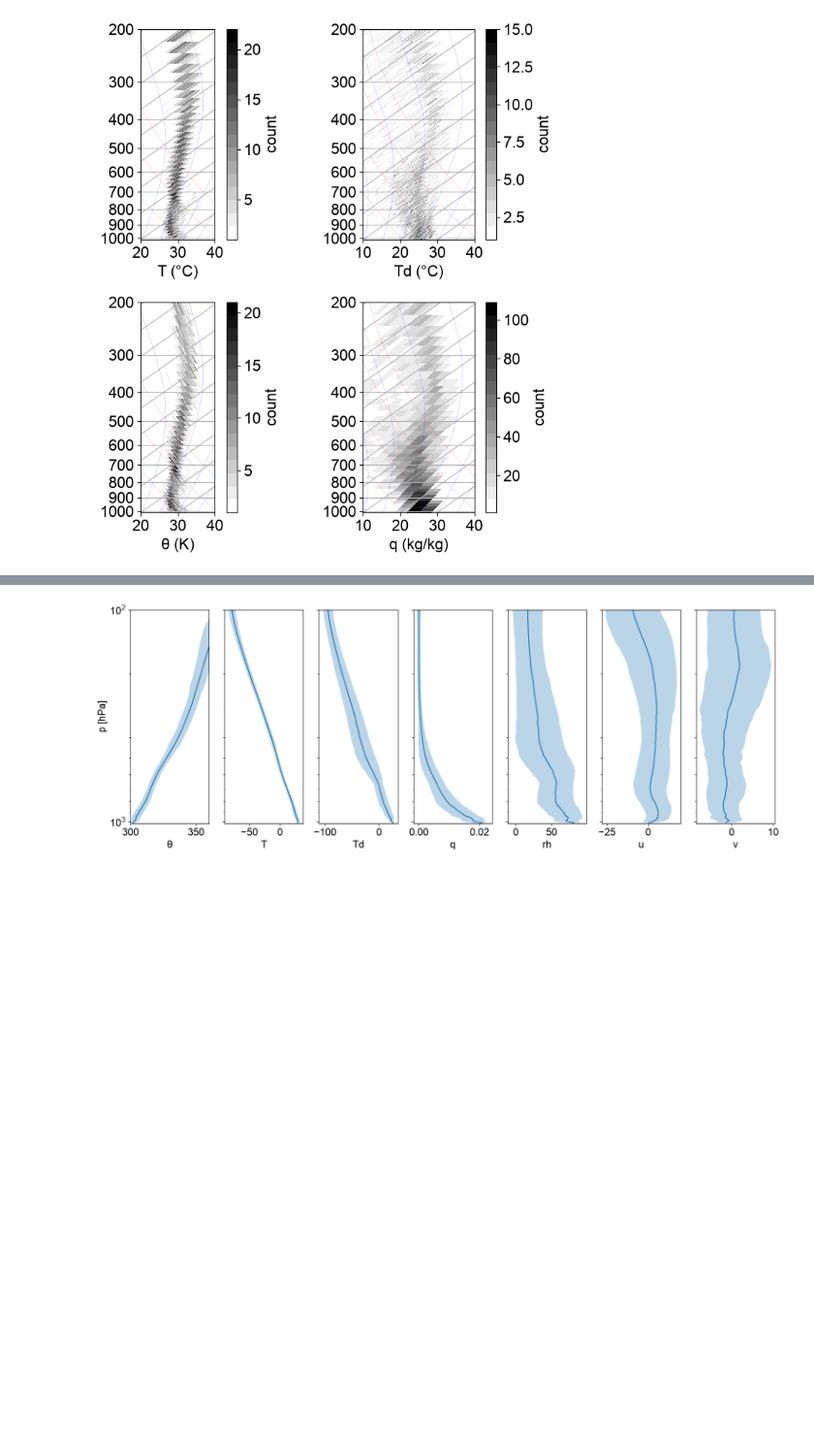
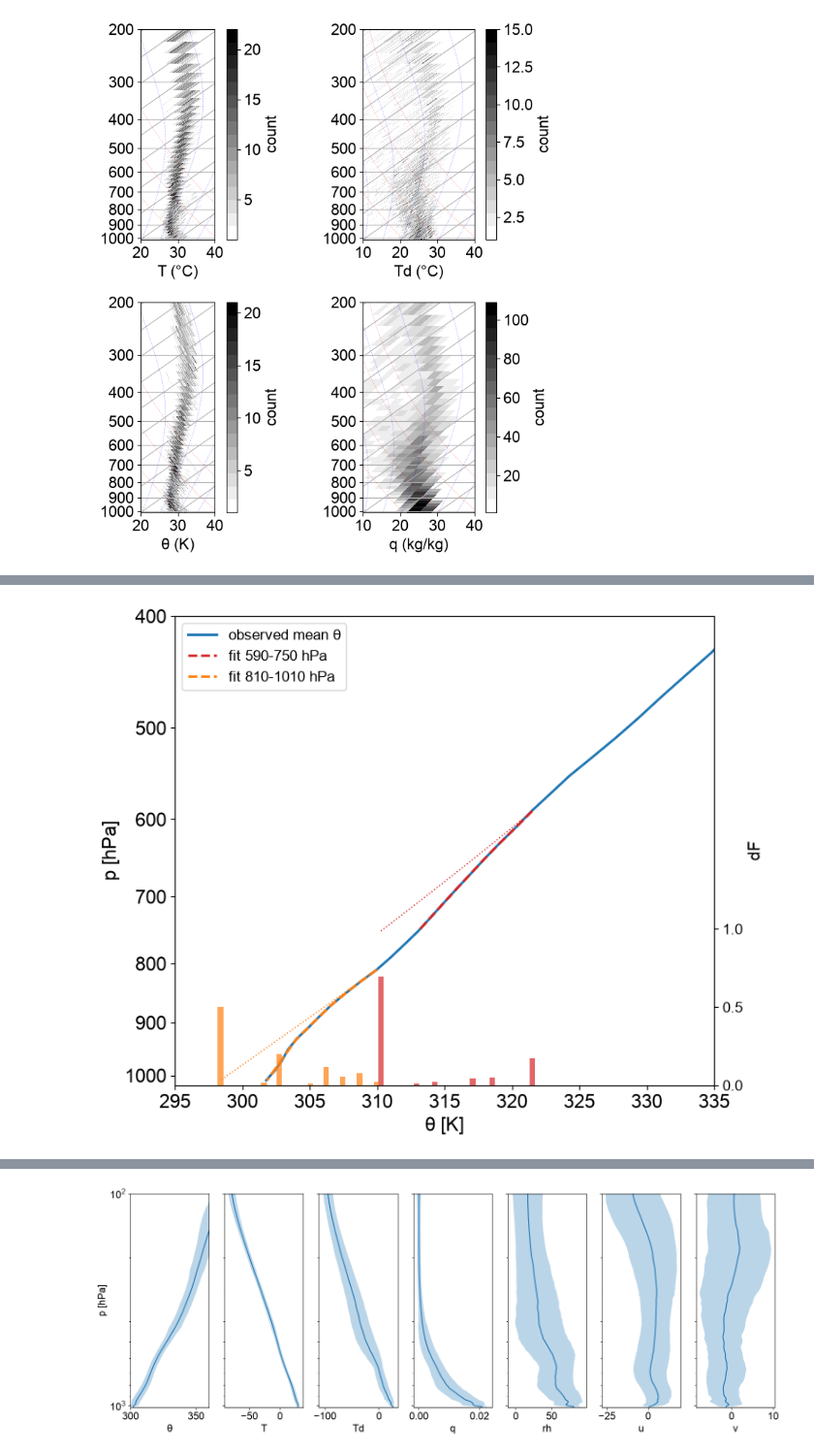
Before and after one commit to deszoeke/ASTRAL-soundings, a Jupyter notebook: src/mean_sonde.ipynb, the cells around one changed output, grey strips where cells are left out. Shown at 97% size. Drawn from its saved outputs; the diff is of its cells as text; code cells hidden in the pictures; blank space fills up the shorter version.

```diff
--- a/src/mean_sonde.ipynb
+++ b/src/mean_sonde.ipynb
@@ -162,0 +289,73 @@ gcf()
+# %%
+"nonnegative least squares min |Ax - b|, x ≥ 0 (Lawson & Hanson active set)"
+function nnls(A, b; tol=1e-10)
+    n = size(A, 2); x = zeros(n); P = falses(n)
+    w = A' * (b - A * x)
+    while any(.!P .& (w .> tol))
+        P[argmax(ifelse.(P, -Inf, w))] = true
+        while true
+            z = zeros(n); z[P] = A[:, P] \ b
+            all(z[P] .> 0) && (x = z; break)
+            Q = P .& (z .<= 0)
+            x .+= minimum(x[Q] ./ (x[Q] .- z[Q])) .* (z .- x)
+            P .&= x .> tol
+        end
+        w = A' * (b - A * x)
+    end
+    x
+end
+
+"""
+fit_dry_mixture(p, θ, ptop, pbot) -> (p, θm, θbot, dF, F, θfit)
+Fit θ(p) on ptop ≤ p ≤ pbot by a mixture of soundings, each dry adiabatic (θ = θbot) from pbot up to where θbot meets
+the moist adiabat θm through θ(ptop), and on θm above:  θfit(p) = Σ dF max(θbot, θm(p)).
+Candidate θbot = θm at each level (the dry adiabat that meets θm there); dF ≥ 0, Σ dF = 1. F = cumsum(dF) from pbot up.
+"""
+function fit_dry_mixture(p, θ, ptop, pbot; wsum=1e3)
+    k = findall(ptop .<= p .<= pbot)
+    pk, θk = p[k], θ[k]
+    j = argmin(pk)                                              # ptop level
+    Tm = mpc.moist_lapse(np.array(pk) * units.hPa, θk[j] * (pk[j]/1000)^κ * units.K, pk[j] * units.hPa)
+    θm = pyconvert(Vector{Float64}, mpc.potential_temperature(np.array(pk) * units.hPa, Tm).m_as("K"))
+    M = [max(θb, θ_) for θ_ in θm, θb in θm]                    # [level, candidate θbot]
+    dF = nnls([M; wsum * ones(1, length(θm))], [θk; wsum])      # Σ dF = 1 enforced by a heavy row
+    o = sortperm(θm)                                            # from pbot up (increasing θbot)
+    (p=pk, θm=θm, θbot=θm[o], dF=dF[o], F=cumsum(dF[o]), θfit=M * dF)
+end
+
+# re-fit the May Arabian Sea mean below the θe minimum, piecewise: p1 → pt and pt → surface,
+# each section with its own moist adiabat through the mean θ at its top
+fms = [fit_dry_mixture(pc, mθ, pc[i0], 750.0), fit_dry_mixture(pc, mθ, 810.0, 1010.0)]
+for f in fms
+    println(f.p[1], "-", f.p[end], " hPa: rms misfit ", round(sqrt(mean((f.θfit .- mθ[f.p[1] .<= pc .<= f.p[end]]) .^ 2)); digits=3),
+            " K, dF > 0 at θbot = ", f.θbot[f.dF .> 1e-6], " K")
+end
+for f in fms                                                  # θm at ptop and pbot; dF > 0 at their θbot
+    println("section ", Int(f.p[1]), "-", Int(f.p[end]), " hPa:  θm(ptop) = ", round(f.θm[1]; digits=2),
+            " K,  θm(pbot) = ", round(f.θm[end]; digits=2), " K")
+    println("   θbot [K]     dF")
+    for k in findall(>(1e-6), f.dF)
+        println("   ", rpad(round(f.θbot[k]; digits=2), 10), round(f.dF[k]; digits=3))
+    end
+end
+
+plt.close("all")
+fig, ax = subplots(figsize=(8, 7))
+ax.plot(mθ, pc; color="C0", linewidth=2, label="observed mean θ")
+for (f, c) in zip(fms, ("C3", "C1"))
+    ax.plot(f.θfit, f.p; color=c, linestyle="--", linewidth=2, label="fit $(Int(f.p[1]))-$(Int(f.p[end])) hPa")
+    ax.plot(f.θm, f.p; color=c, linestyle=":", linewidth=1)
+end
+ax.set_yscale("log"); ax.set_ylim(1020, 400); ax.set_xlim(295, 335)
+ax.set_yticks([1000, 900, 800, 700, 600, 500, 400]); ax.set_yticklabels(string.([1000, 900, 800, 700, 600, 500, 400]))
+ax.set_xlabel("θ [K]"; fontsize=fontsize); ax.set_ylabel("p [hPa]"; fontsize=fontsize)
+ax.tick_params(axis="both"; labelsize=fontsize)
+ax.legend(; loc="upper left", fontsize=fontsize-4)
+axd = ax.twinx()                                            # dF at θbot, along the bottom third
+for (f, c) in zip(fms, ("C3", "C1"))
+    axd.bar(f.θbot, f.dF; width=0.4, color=c, alpha=0.7)
+end
+axd.set_ylim(0, 3); axd.set_yticks([0.0, 0.5, 1.0]); axd.set_ylabel("dF"; fontsize=fontsize-2)
+axd.tick_params(axis="y"; labelsize=fontsize-4)
+gcf()
+# %% [output]
@@ -162,0 +382 @@ gcf()
+[figure, added]
```
Also changed, not shown: parts of 14 cells of this notebook, 4 other files.
